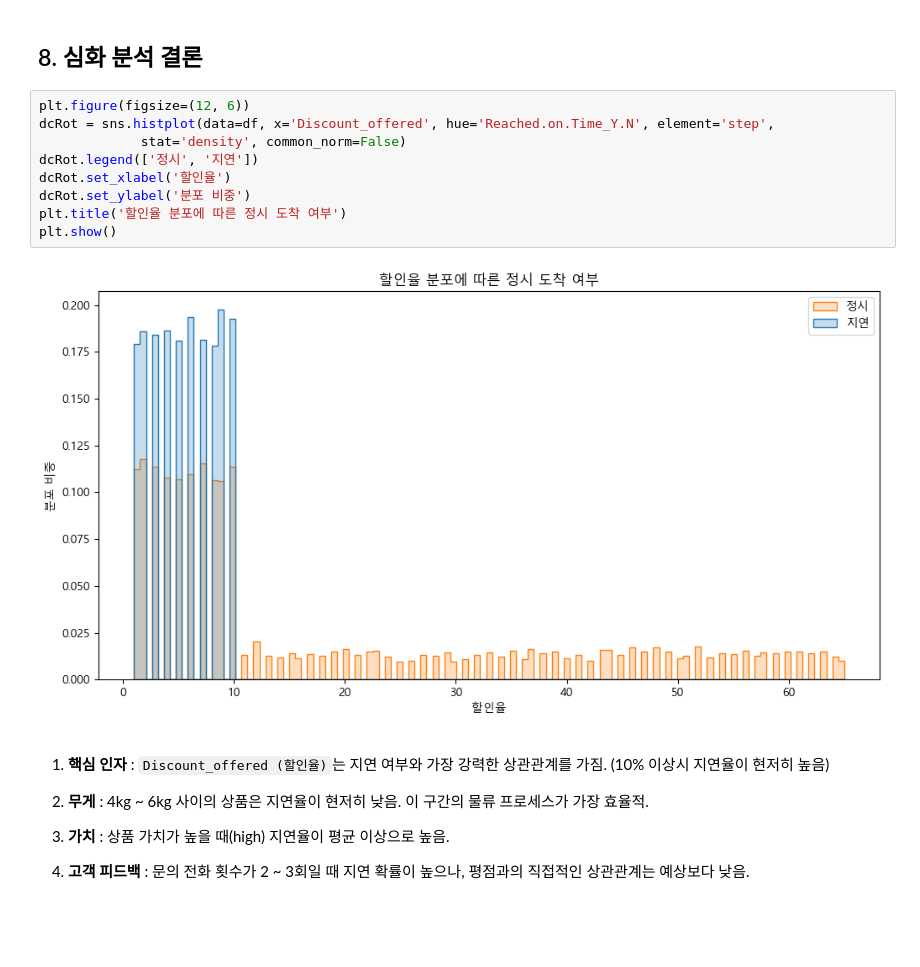
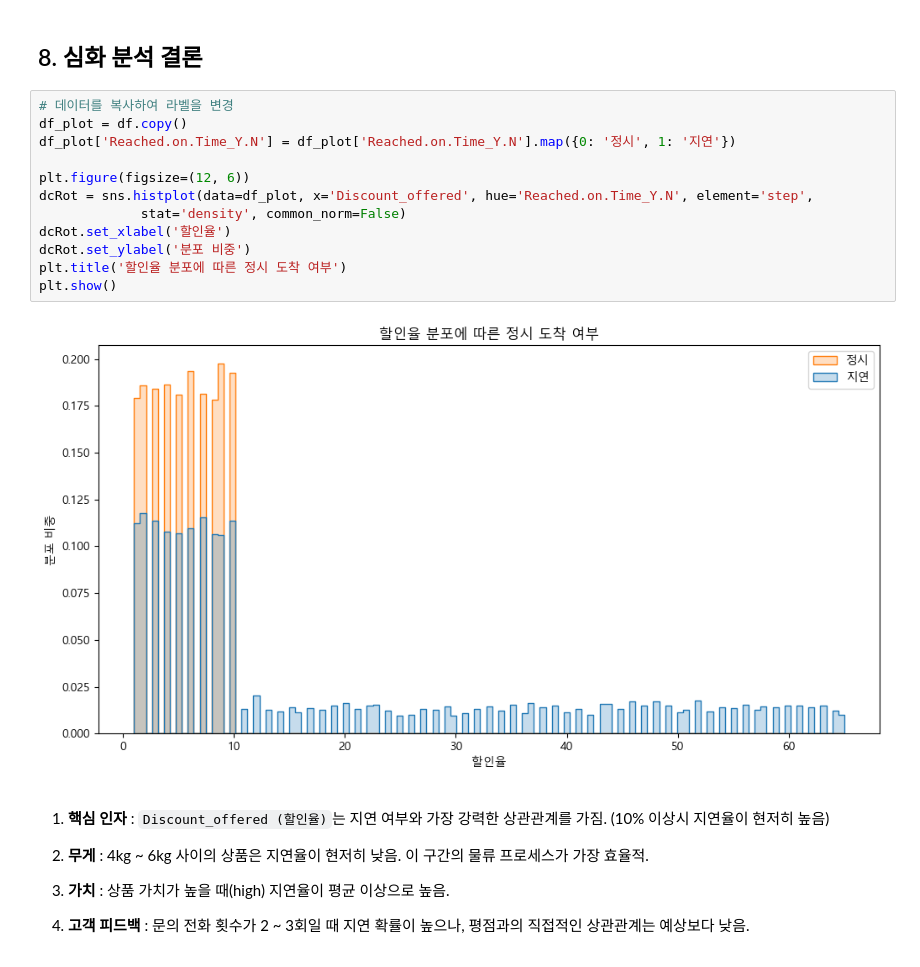
Before and after one commit to dfre1233-sddweq/Ecom_Shipping, a Jupyter notebook: LGU/ECS_EDA.ipynb, the cells around one changed output. Cells and saved outputs as stored; diff of their text form; blank space fills up the shorter version.

```diff
--- a/LGU/ECS_EDA.ipynb
+++ b/LGU/ECS_EDA.ipynb
@@ -360,16 +360,19 @@ plt.show()
 # %% [markdown]
 ## 8. 심화 분석 결론
 # %%
+# 데이터를 복사하여 라벨을 변경
+df_plot = df.copy()
+df_plot['Reached.on.Time_Y.N'] = df_plot['Reached.on.Time_Y.N'].map({0: '정시', 1: '지연'})
+
 plt.figure(figsize=(12, 6))
-dcRot = sns.histplot(data=df, x='Discount_offered', hue='Reached.on.Time_Y.N', element='step',
+dcRot = sns.histplot(data=df_plot, x='Discount_offered', hue='Reached.on.Time_Y.N', element='step',
              stat='density', common_norm=False)
-dcRot.legend(['정시', '지연'])
 dcRot.set_xlabel('할인율')
 dcRot.set_ylabel('분포 비중')
 plt.title('할인율 분포에 따른 정시 도착 여부')
 plt.show()
 # %% [output]
-[figure, old version]
+[figure, new version]
 # %% [markdown]
 1. **핵심 인자** : `Discount_offered (할인율)`는 지연 여부와 가장 강력한 상관관계를 가짐. (10% 이상시 지연율이 현저히 높음)
 
```
